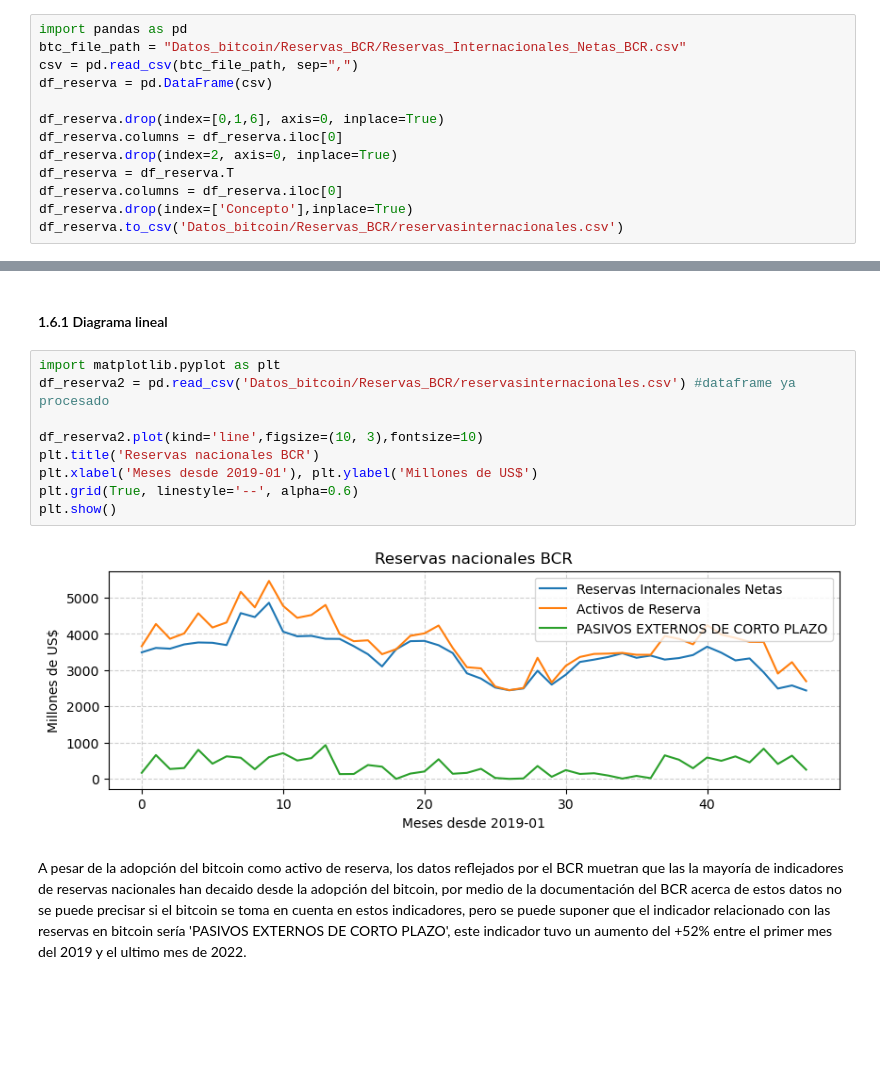
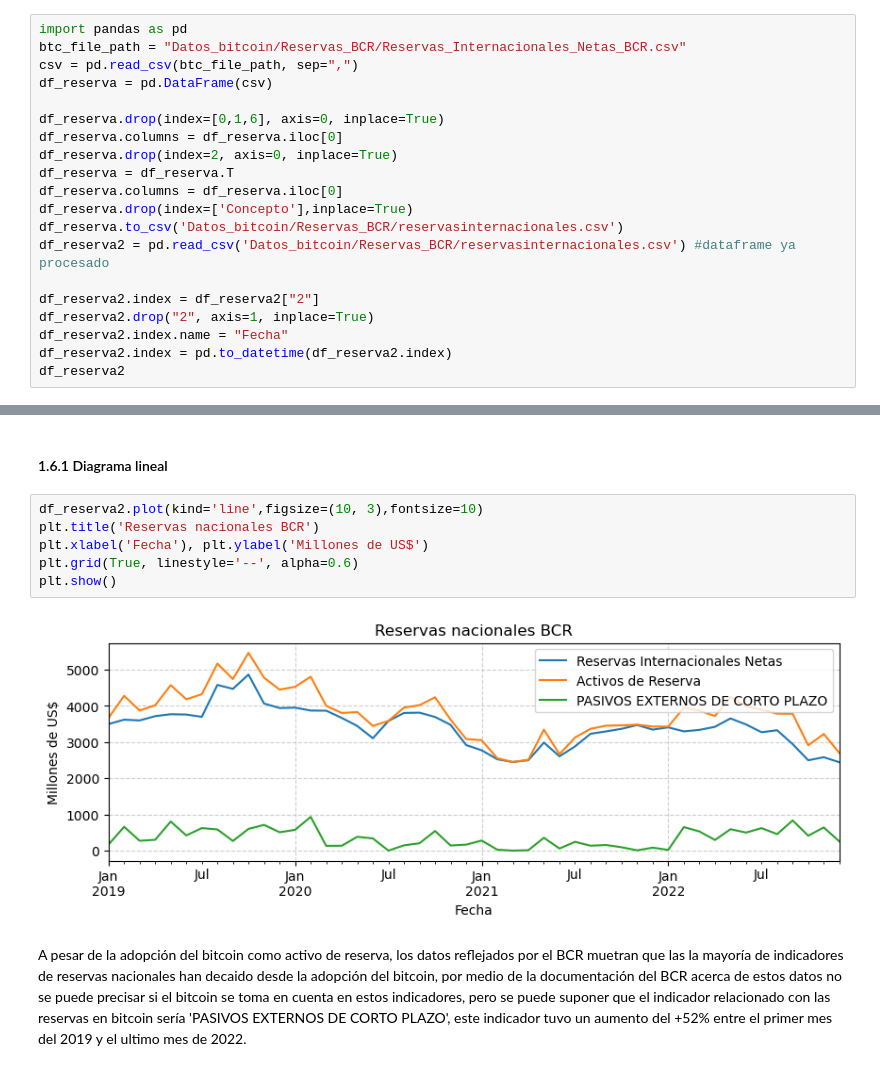
Before and after one commit to JosueRodriguezSams/CriptoSV---Samsung, a Jupyter notebook: Analisis_impacto_del_bitcoin.ipynb, the cells around one changed output, grey strips where cells are left out. Cells and saved outputs as stored; diff of their text form; blank space fills up the shorter version.

Commit message:
index de reserva seteado a fechas

```diff
--- a/Analisis_impacto_del_bitcoin.ipynb
+++ b/Analisis_impacto_del_bitcoin.ipynb
@@ -309,3 +309,10 @@ df_reserva = df_reserva.T
 df_reserva.columns = df_reserva.iloc[0]
 df_reserva.drop(index=['Concepto'],inplace=True)
 df_reserva.to_csv('Datos_bitcoin/Reservas_BCR/reservasinternacionales.csv')
+df_reserva2 = pd.read_csv('Datos_bitcoin/Reservas_BCR/reservasinternacionales.csv') #dataframe ya procesado
+
+df_reserva2.index = df_reserva2["2"]
+df_reserva2.drop("2", axis=1, inplace=True)
+df_reserva2.index.name = "Fecha"
+df_reserva2.index = pd.to_datetime(df_reserva2.index)
+df_reserva2
@@ -312,16 +338,13 @@ df_reserva.to_csv('Datos_bitcoin/Reservas_BCR/reservasinternacionales.csv')
 # %% [markdown]
 #### 1.6.1 Diagrama lineal
 # %%
-import matplotlib.pyplot as plt
-df_reserva2 = pd.read_csv('Datos_bitcoin/Reservas_BCR/reservasinternacionales.csv') #dataframe ya procesado
-
 df_reserva2.plot(kind='line',figsize=(10, 3),fontsize=10)
 plt.title('Reservas nacionales BCR')
-plt.xlabel('Meses desde 2019-01'), plt.ylabel('Millones de US$')
+plt.xlabel('Fecha'), plt.ylabel('Millones de US$')
 plt.grid(True, linestyle='--', alpha=0.6)
 plt.show()
 # %% [output]
-[figure, old version]
+[figure, new version]
 # %% [markdown]
 A pesar de la adopción del bitcoin como activo de reserva, los datos reflejados por el BCR muetran que las la mayoría de indicadores de reservas nacionales han decaido desde la adopción del bitcoin, por medio de la documentación del BCR acerca de estos datos no se puede precisar si el bitcoin se toma en cuenta en estos indicadores, pero se puede suponer que el indicador relacionado con las reservas en bitcoin sería 'PASIVOS EXTERNOS DE CORTO PLAZO', este indicador tuvo un aumento del +52% entre el primer mes del 2019 y el ultimo mes de 2022.
 # %% [markdown]
```
Also changed, not shown: parts of 1 cell of this notebook.
